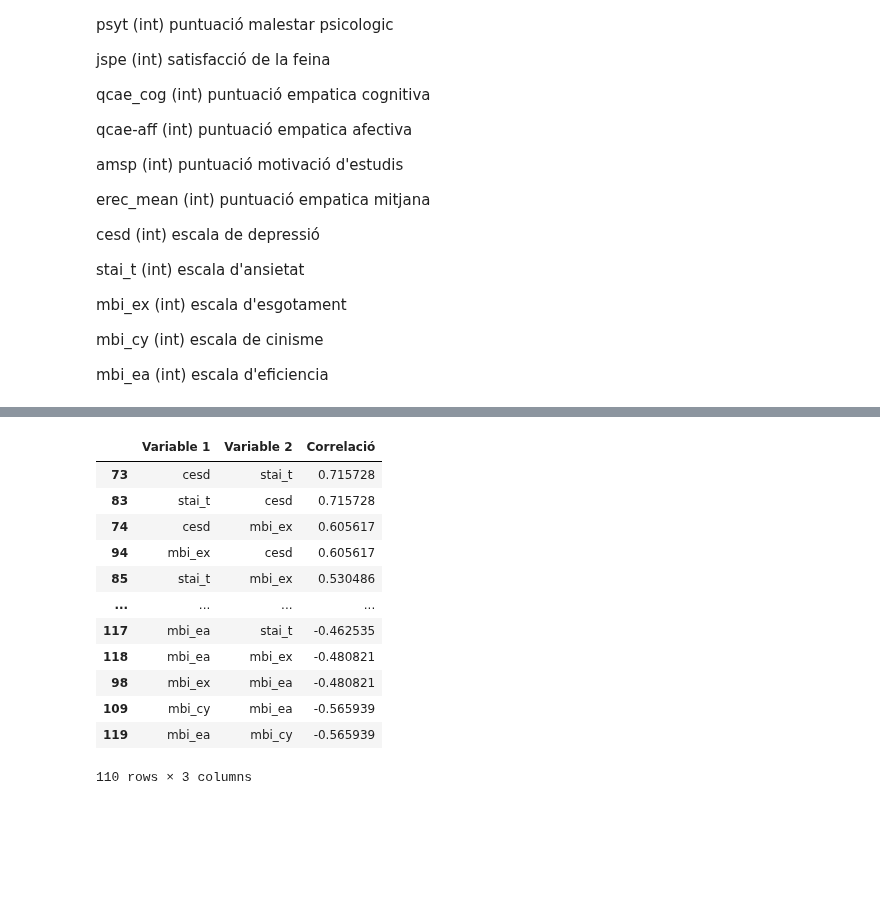
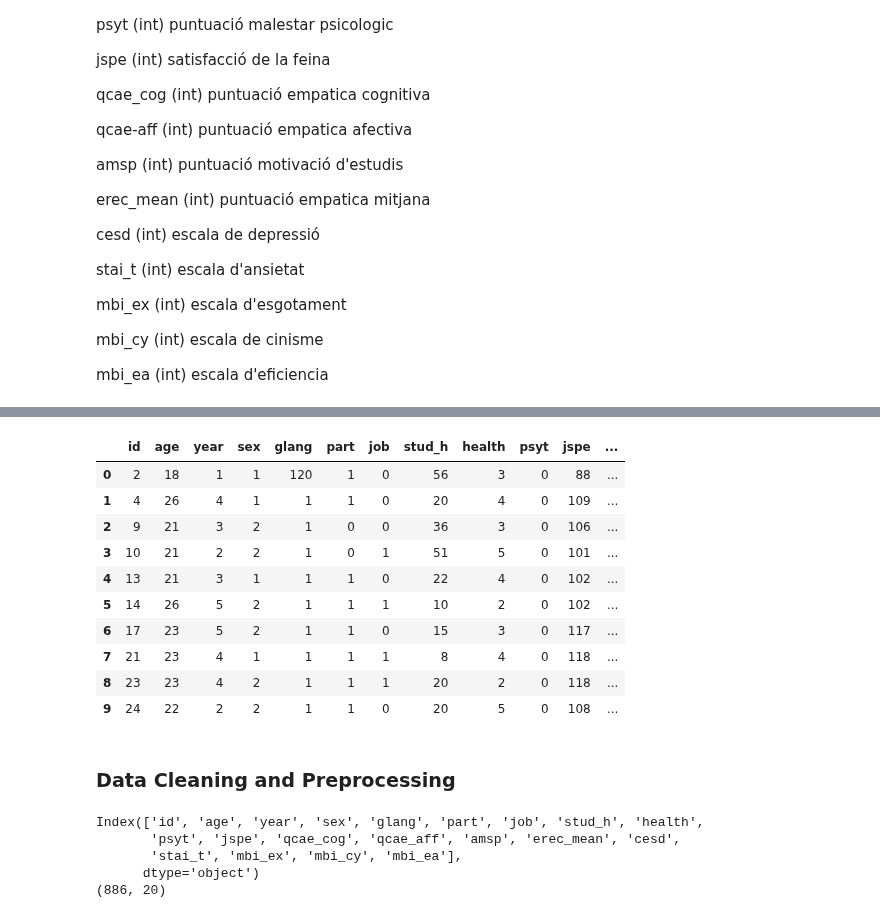
Before and after one commit to DCC-UAB/ACproject-07, a Jupyter notebook: codi/startingPoint1.ipynb, the cells around one changed output, grey strips where cells are left out. Cells and saved outputs as stored; diff of their text form; code cells hidden in the pictures; blank space fills up the shorter version.

```diff
--- a/codi/startingPoint1.ipynb
+++ b/codi/startingPoint1.ipynb
@@ -309,20 +49,28 @@ plt.show()
-# %%
-matriu_correlacio = matriu_correlacio.unstack().reset_index()
-matriu_correlacio.columns = ['Variable 1', 'Variable 2', 'Correlació']
-matriu_correlacio = matriu_correlacio[matriu_correlacio['Variable 1'] != matriu_correlacio['Variable 2']]
-matriu_correlacio = matriu_correlacio.sort_values(by = 'Correlació', ascending = False)
-matriu_correlacio
-# %% [output]
-|  | Variable 1 | Variable 2 | Correlació |
-| 73 | cesd | stai_t | 0.715728 |
-| 83 | stai_t | cesd | 0.715728 |
-| 74 | cesd | mbi_ex | 0.605617 |
-| 94 | mbi_ex | cesd | 0.605617 |
-| 85 | stai_t | mbi_ex | 0.530486 |
-| ... | ... | ... | ... |
-| 117 | mbi_ea | stai_t | -0.462535 |
-| 118 | mbi_ea | mbi_ex | -0.480821 |
-| 98 | mbi_ex | mbi_ea | -0.480821 |
-| 109 | mbi_cy | mbi_ea | -0.565939 |
-| 119 | mbi_ea | mbi_cy | -0.565939 |
-110 rows × 3 columns
+# %%
+# Check the first 10 rows of the data
+df.head(10)
+# %% [output]
+|  | id | age | year | sex | glang | part | job | stud_h | health | psyt | jspe | ... |
+| 0 | 2 | 18 | 1 | 1 | 120 | 1 | 0 | 56 | 3 | 0 | 88 | ... |
+| 1 | 4 | 26 | 4 | 1 | 1 | 1 | 0 | 20 | 4 | 0 | 109 | ... |
+| 2 | 9 | 21 | 3 | 2 | 1 | 0 | 0 | 36 | 3 | 0 | 106 | ... |
+| 3 | 10 | 21 | 2 | 2 | 1 | 0 | 1 | 51 | 5 | 0 | 101 | ... |
+| 4 | 13 | 21 | 3 | 1 | 1 | 1 | 0 | 22 | 4 | 0 | 102 | ... |
+| 5 | 14 | 26 | 5 | 2 | 1 | 1 | 1 | 10 | 2 | 0 | 102 | ... |
+| 6 | 17 | 23 | 5 | 2 | 1 | 1 | 0 | 15 | 3 | 0 | 117 | ... |
+| 7 | 21 | 23 | 4 | 1 | 1 | 1 | 1 | 8 | 4 | 0 | 118 | ... |
+| 8 | 23 | 23 | 4 | 2 | 1 | 1 | 1 | 20 | 2 | 0 | 118 | ... |
+| 9 | 24 | 22 | 2 | 2 | 1 | 1 | 0 | 20 | 5 | 0 | 108 | ... |
+# %% [markdown]
+### Data Cleaning and Preprocessing
+# %%
+# what columns do we have?
+print(df.columns)
+# what are the data types of the columns?
+print(df.shape)
+# %% [output]
+Index(['id', 'age', 'year', 'sex', 'glang', 'part', 'job', 'stud_h', 'health',
+       'psyt', 'jspe', 'qcae_cog', 'qcae_aff', 'amsp', 'erec_mean', 'cesd',
+       'stai_t', 'mbi_ex', 'mbi_cy', 'mbi_ea'],
+      dtype='object')
+(886, 20)
```
Also changed, not shown: parts of 80 cells of this notebook, 2 other files.
